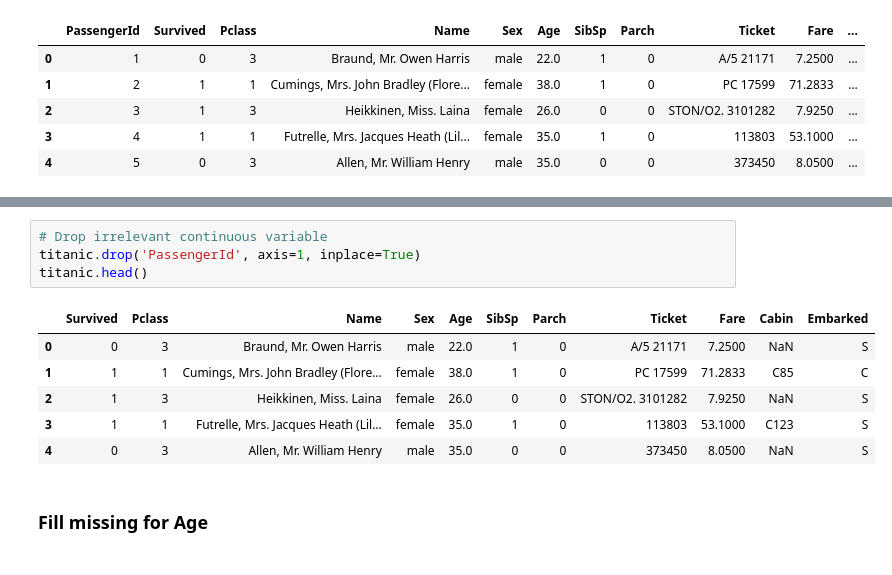
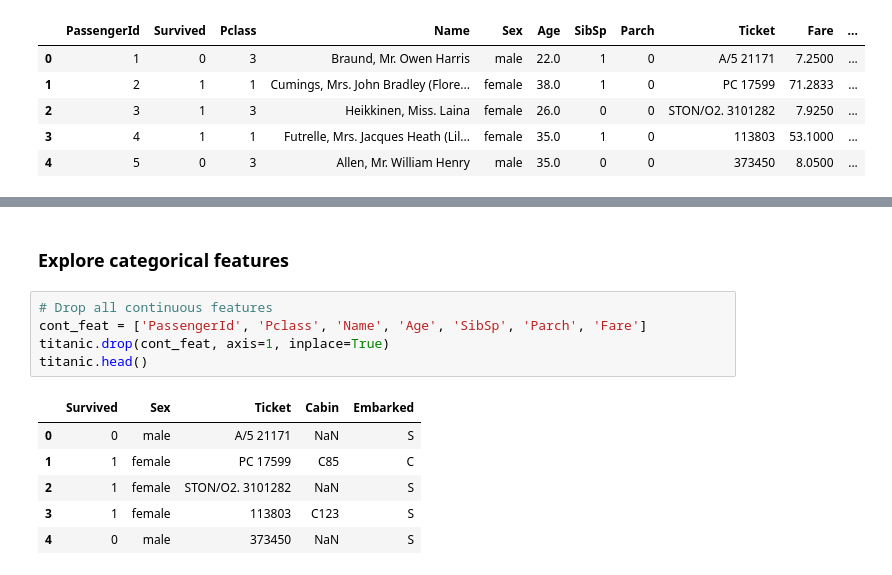
Before and after one commit to ZobaerIslam/ML_random_forest, a Jupyter notebook: randomForest_titanic.ipynb, the cells around one changed output, grey strips where cells are left out. Cells and saved outputs as stored; diff of their text form.

Commit message:
ploting categorical features

```diff
--- a/randomForest_titanic.ipynb
+++ b/randomForest_titanic.ipynb
@@ -51,16 +51,17 @@ Data columns (total 12 columns):
  11  Embarked     889 non-null    object
 dtypes: float64(2), int64(5), object(5)
 memory usage: 83.7+ KB
+# %% [markdown]
+### Explore categorical features
 # %%
-# Drop irrelevant continuous variable
-titanic.drop('PassengerId', axis=1, inplace=True)
+# Drop all continuous features
+cont_feat = ['PassengerId', 'Pclass', 'Name', 'Age', 'SibSp', 'Parch', 'Fare']
+titanic.drop(cont_feat, axis=1, inplace=True)
 titanic.head()
 # %% [output]
-|  | Survived | Pclass | Name | Sex | Age | SibSp | Parch | Ticket | Fare | Cabin | Embarked |
-| 0 | 0 | 3 | Braund, Mr. Owen Harris | male | 22.0 | 1 | 0 | A/5 21171 | 7.2500 | NaN | S |
-| 1 | 1 | 1 | Cumings, Mrs. John Bradley (Flore... | female | 38.0 | 1 | 0 | PC 17599 | 71.2833 | C85 | C |
-| 2 | 1 | 3 | Heikkinen, Miss. Laina | female | 26.0 | 0 | 0 | STON/O2. 3101282 | 7.9250 | NaN | S |
-| 3 | 1 | 1 | Futrelle, Mrs. Jacques Heath (Lil... | female | 35.0 | 1 | 0 | 113803 | 53.1000 | C123 | S |
-| 4 | 0 | 3 | Allen, Mr. William Henry | male | 35.0 | 0 | 0 | 373450 | 8.0500 | NaN | S |
+|  | Survived | Sex | Ticket | Cabin | Embarked |
+| 0 | 0 | male | A/5 21171 | NaN | S |
+| 1 | 1 | female | PC 17599 | C85 | C |
+| 2 | 1 | female | STON/O2. 3101282 | NaN | S |
+| 3 | 1 | female | 113803 | C123 | S |
+| 4 | 0 | male | 373450 | NaN | S |
-# %% [markdown]
-### Fill missing for Age
```
Also changed, not shown: parts of 14 cells of this notebook.
